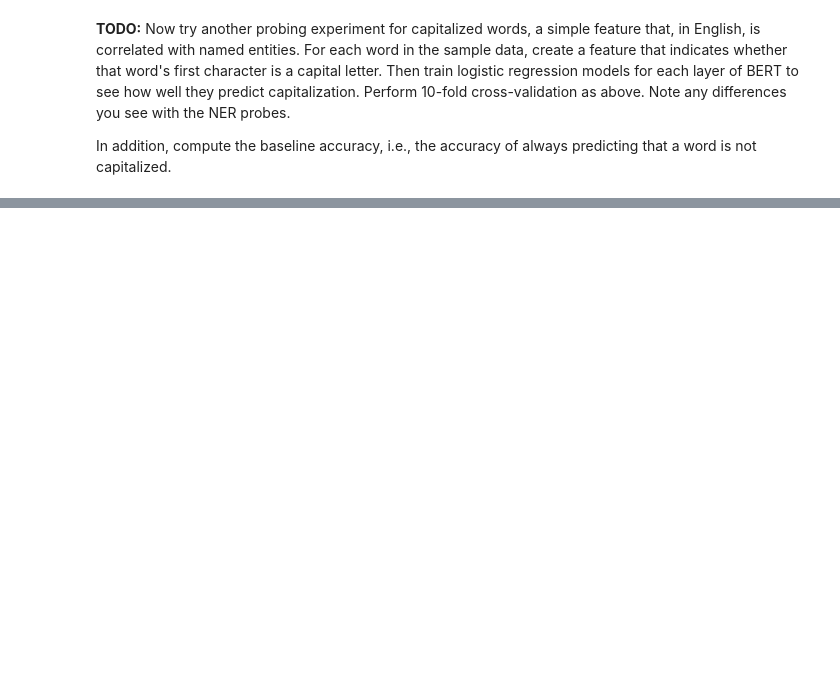
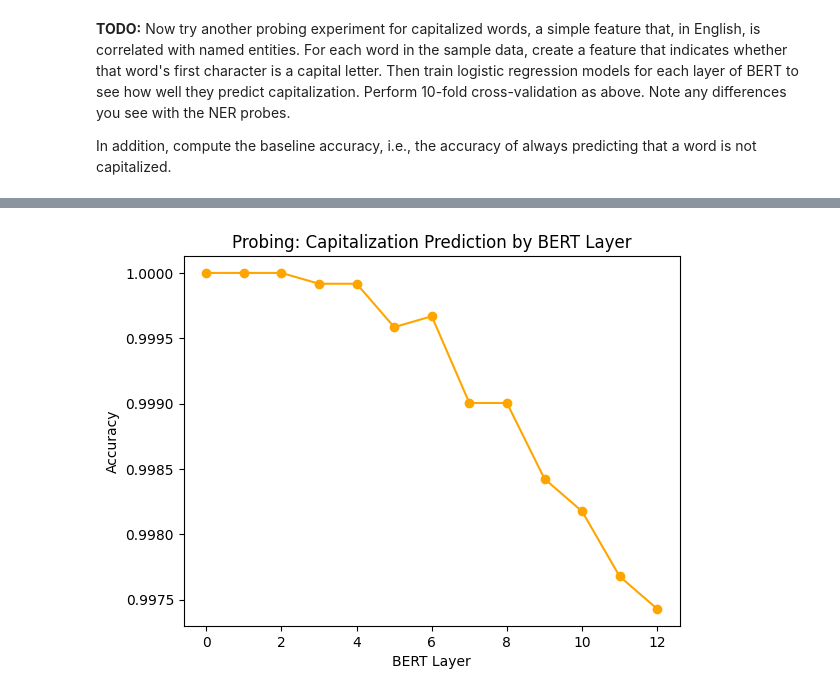
Before and after one commit to sirius70/NLP_HW3, a Jupyter notebook: bert_probe.ipynb, the cells around one changed output, grey strips where cells are left out. Cells and saved outputs as stored; diff of their text form; code cells hidden in the pictures; blank space fills up the shorter version.

```diff
--- a/bert_probe.ipynb
+++ b/bert_probe.ipynb
@@ -147,0 +341,66 @@ In addition, compute the baseline accuracy, i.e., the accuracy of always predict
+# %%
+# TODO: Train linear models to predict capitalization.
+# Compute and print the accuracy of these models for each layer of BERT.
+# Compute and print the baseline accuracy.
+
+from sklearn.linear_model import LogisticRegression
+from sklearn.model_selection import cross_val_score, KFold
+import numpy as np
+
+# --- Step 1: Create binary capitalization labels for each token ---
+# We'll use the original words from the sample to determine if the first character is uppercase.
+
+capitalization_labels = []
+for example in sample:
+    for word in example['words']:
+        if word and word[0].isupper():
+            capitalization_labels.append(1)
+        else:
+            capitalization_labels.append(0)
+
+capitalization_labels = np.array(capitalization_labels)
+
+# Check alignment (should match y length)
+assert len(capitalization_labels) == len(y), "Mismatch between labels and tokens!"
+
+# --- Step 2: Train logistic regression models on each BERT layer ---
+kf = KFold(n_splits=10, shuffle=True, random_state=42)
+cap_layer_accuracies = []
+
+print("Training logistic regression models to predict capitalization...\n")
+
+for layer in range(X.shape[1]):
+    X_layer = X[:, layer, :]
+    scores = cross_val_score(
+        LogisticRegression(max_iter=1000, solver='lbfgs', n_jobs=-1, random_state=42),
+        X_layer,
+        capitalization_labels,
+        cv=kf,
+        scoring='accuracy'
+    )
+    mean_acc = scores.mean()
+    cap_layer_accuracies.append(mean_acc)
+    print(f"Layer {layer}: Accuracy = {mean_acc:.4f} (std = {scores.std():.4f})")
+
+# --- Step 3: Compute baseline accuracy ---
+# Most words are not capitalized
+non_capitalized = np.sum(capitalization_labels == 0)
+baseline_accuracy = non_capitalized / len(capitalization_labels)
+print(f"\nBaseline accuracy (always predicting 'not capitalized'): {baseline_accuracy:.4f}")
+
+# --- Step 4: Summarize ---
+print("\n" + "="*55)
+print("Summary of capitalization accuracies across layers:")
+print("="*55)
+for layer, acc in enumerate(cap_layer_accuracies):
+    print(f"Layer {layer:2d}: {acc:.4f}")
+print(f"\nBest layer: Layer {np.argmax(cap_layer_accuracies)} with accuracy {max(cap_layer_accuracies):.4f}")
+
+# --- Step 5: Optional visualization ---
+import matplotlib.pyplot as plt
+plt.plot(range(X.shape[1]), cap_layer_accuracies, marker='o', color='orange')
+plt.xlabel("BERT Layer")
+plt.ylabel("Accuracy")
+plt.title("Probing: Capitalization Prediction by BERT Layer")
+plt.show()
+# %% [output]
@@ -147,0 +424 @@ In addition, compute the baseline accuracy, i.e., the accuracy of always predict
+[figure, added]
```
Also changed, not shown: parts of 18 cells of this notebook.
